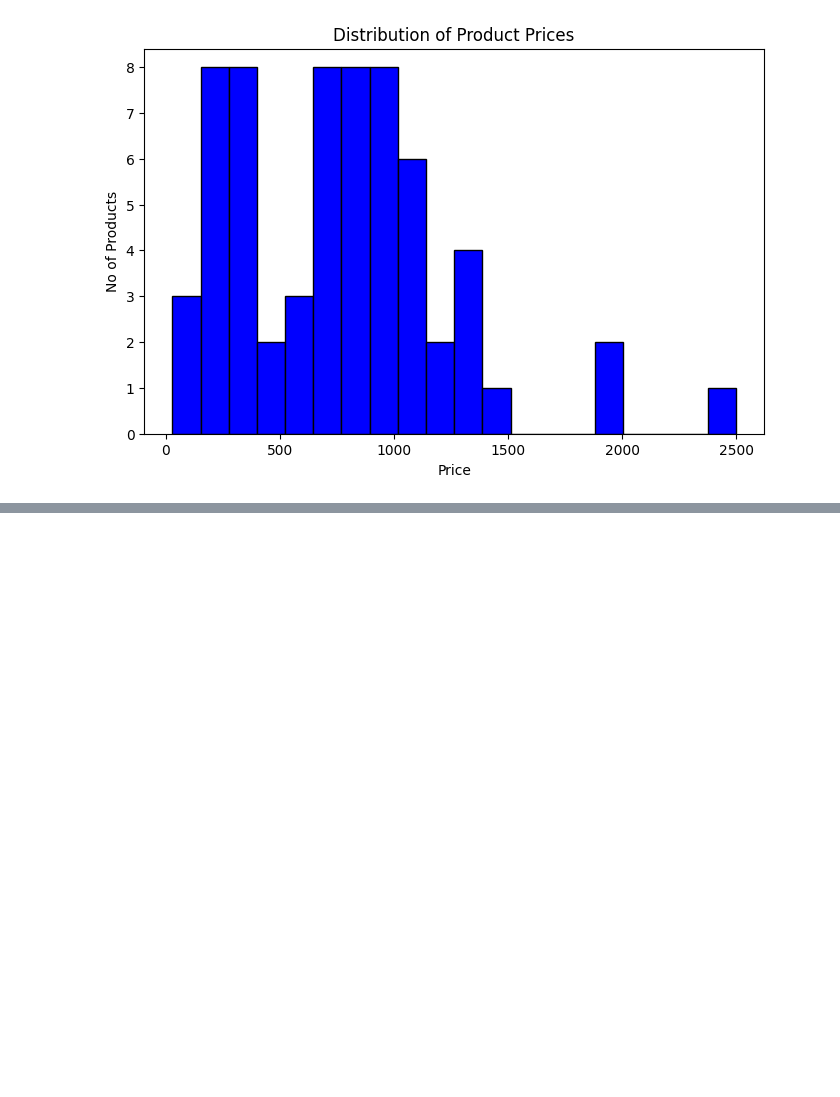
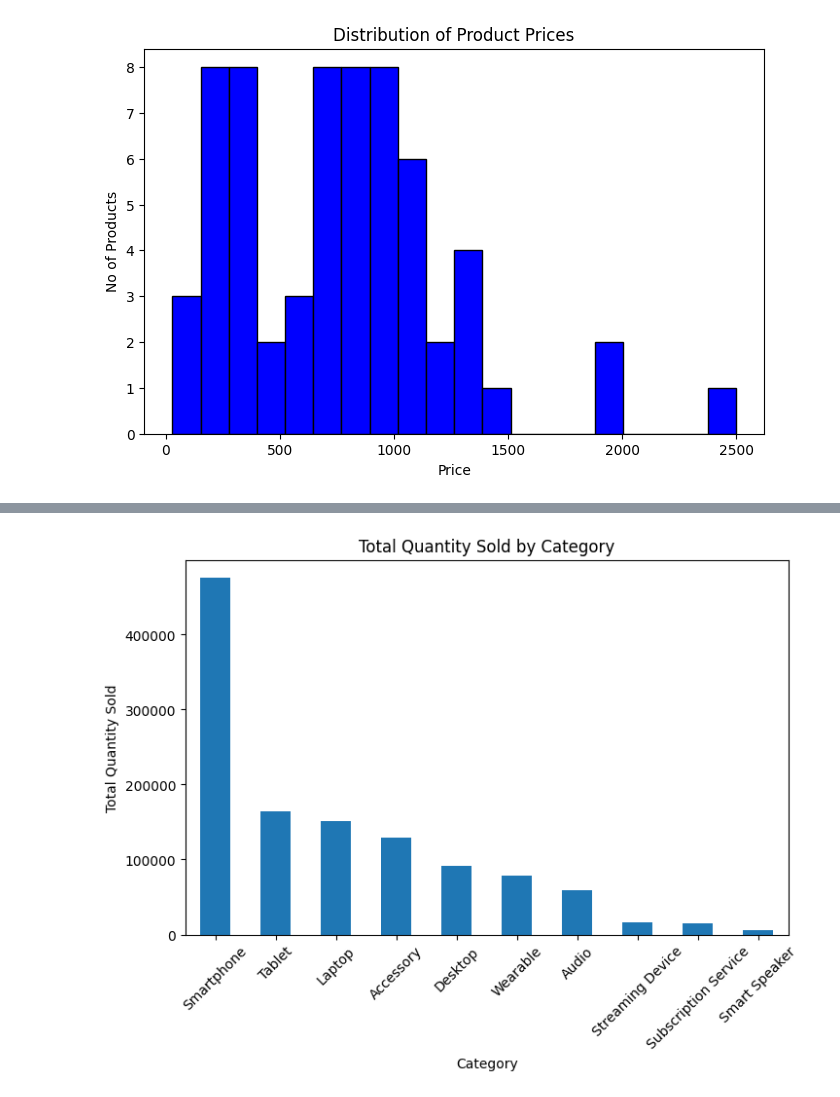
Before and after one commit to MOHAK010/Apple-Sales-Analytics--project-End-to-End, a Jupyter notebook: Notebooks/Data Visualization/notebooks/01_visualization_fundamentals.ipynb, the cells around one changed output, grey strips where cells are left out. Drawn from its saved outputs; the diff is of its cells as text; code cells hidden in the pictures; blank space fills up the shorter version.

```diff
--- a/Notebooks/Data Visualization/notebooks/01_visualization_fundamentals.ipynb
+++ b/Notebooks/Data Visualization/notebooks/01_visualization_fundamentals.ipynb
@@ -22,0 +49,35 @@ product_category = products.merge(category, on='category_id', how='left')
+# %%
+sales_products = sales.merge(
+    products,
+    on="product_id",
+    how="left"
+)
+
+sales_products_category = sales_products.merge(
+    category,
+    on="category_id",
+    how="left"
+)
+# %%
+category_quantity = (
+    sales_products_category
+    .groupby("category_name")["quantity"]
+    .sum()
+)
+# %%
+category_quantity = category_quantity.sort_values(ascending=False)
+
+
+plt.figure(figsize=(8, 5))
+
+category_quantity.plot(kind="bar")
+
+plt.title("Total Quantity Sold by Category")
+plt.xlabel("Category")
+plt.ylabel("Total Quantity Sold")
+
+plt.xticks(rotation=45)
+
+plt.show()
+# %% [output]
+[figure, added]
```
Also changed, not shown: parts of 14 cells of this notebook.
